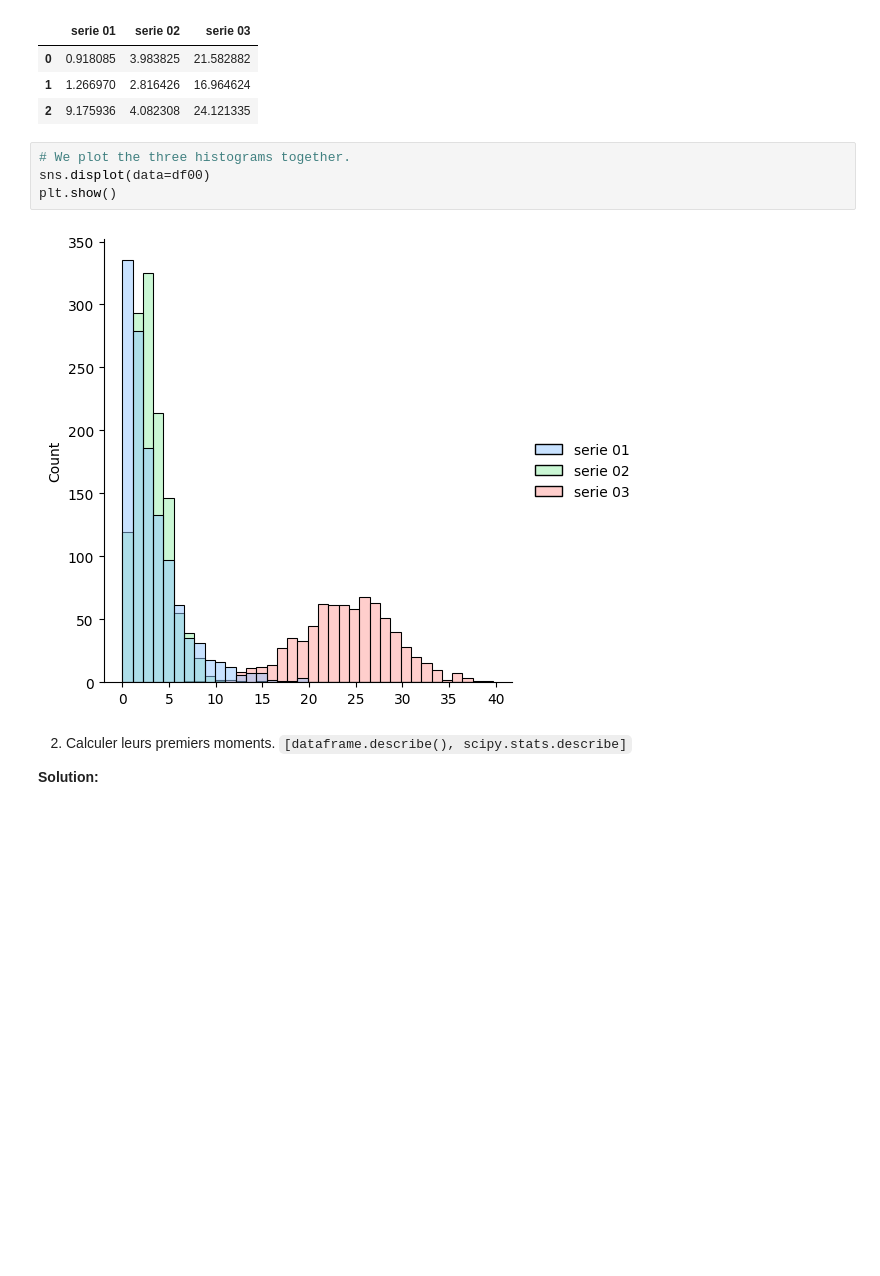
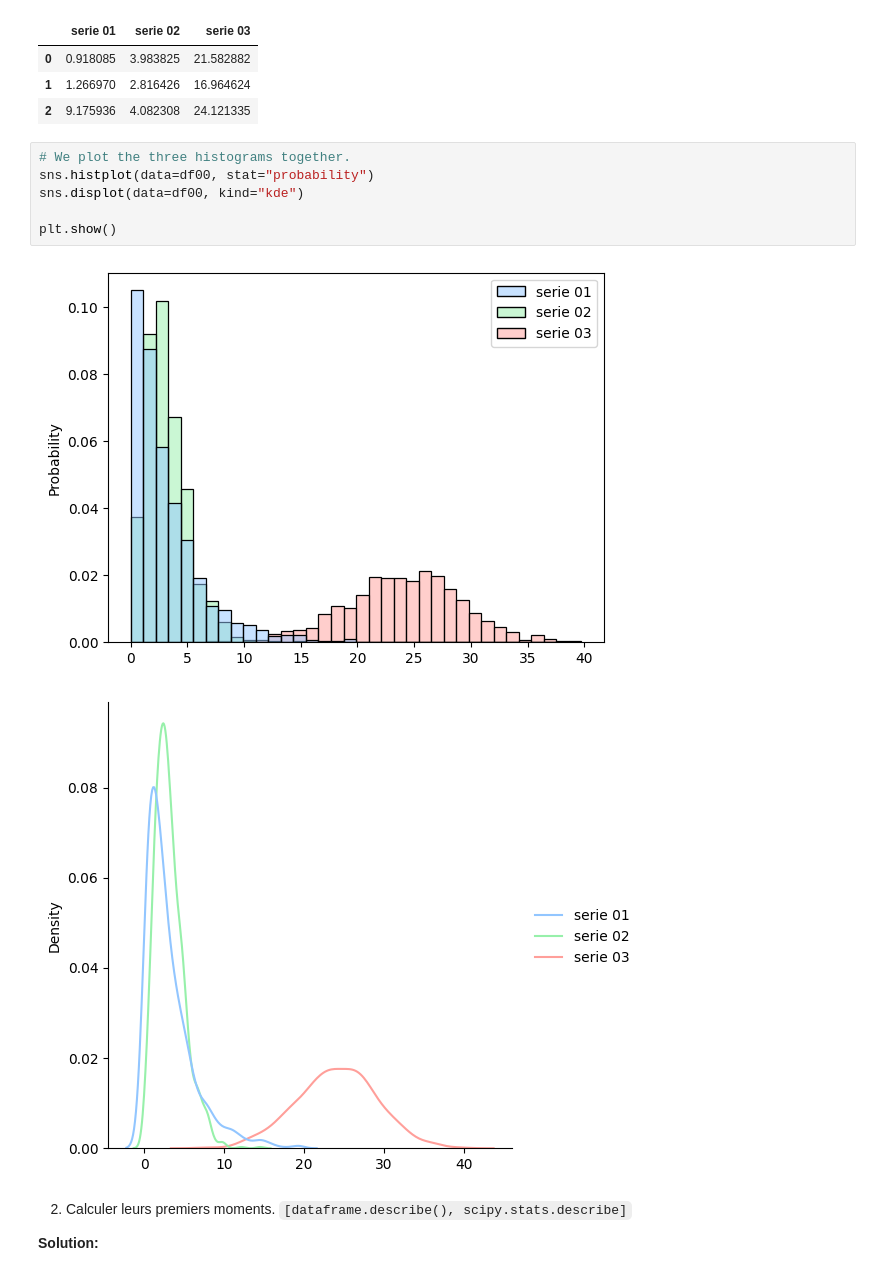
Before and after one commit to LHE-EPFL/ENV524-Risques-hydrologiques, a Jupyter notebook: Python version/TD2 - Lois de probabilités et ajustements/TD2-correction.ipynb, the cells around one changed output. Cells and saved outputs as stored; diff of their text form; blank space fills up the shorter version.

```diff
--- a/Python version/TD2 - Lois de probabilités et ajustements/TD2-correction.ipynb
+++ b/Python version/TD2 - Lois de probabilités et ajustements/TD2-correction.ipynb
@@ -56,10 +56,13 @@ df00.head(3)
 | 2 | 9.175936 | 4.082308 | 24.121335 |
 # %%
 # We plot the three histograms together.
-sns.displot(data=df00)
+sns.histplot(data=df00, stat="probability")
+sns.displot(data=df00, kind="kde")
+
 plt.show()
 # %% [output]
-[figure, old version]
+[figure, new version]
+[figure, added]
 # %% [markdown]
 2. Calculer leurs premiers moments. `[dataframe.describe(), scipy.stats.describe]`
 
```
Also changed, not shown: parts of 4 cells of this notebook, 56 other files.
